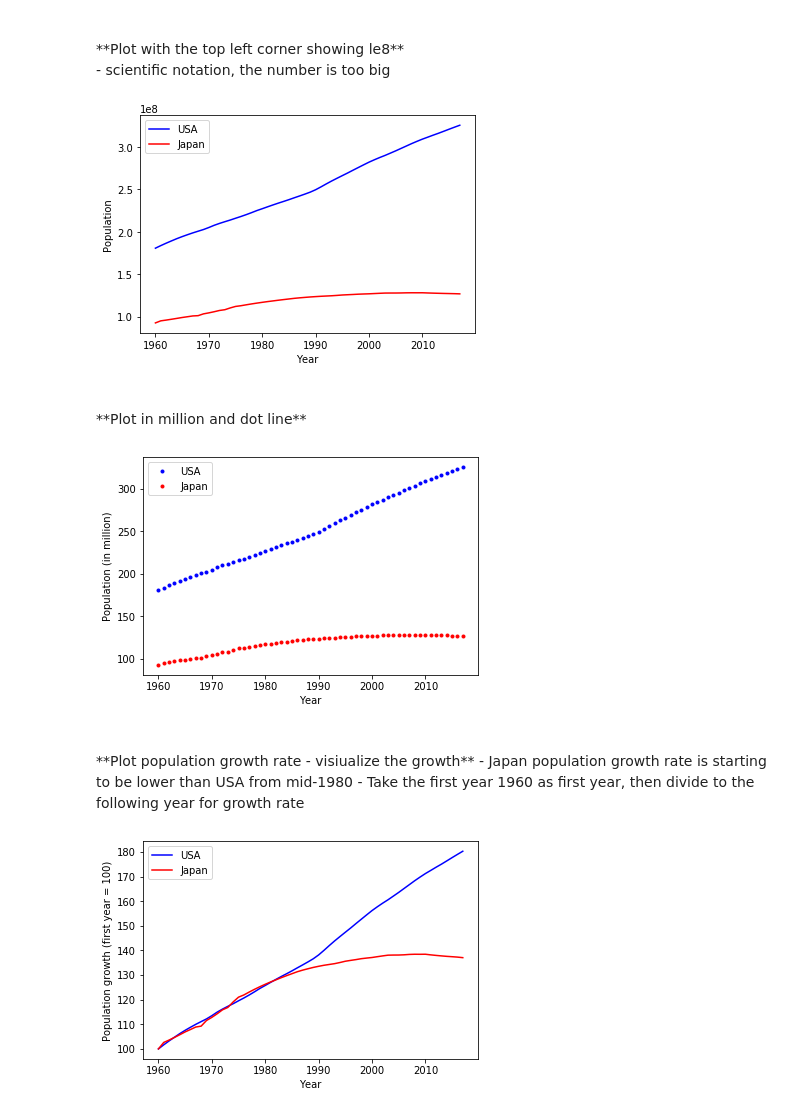
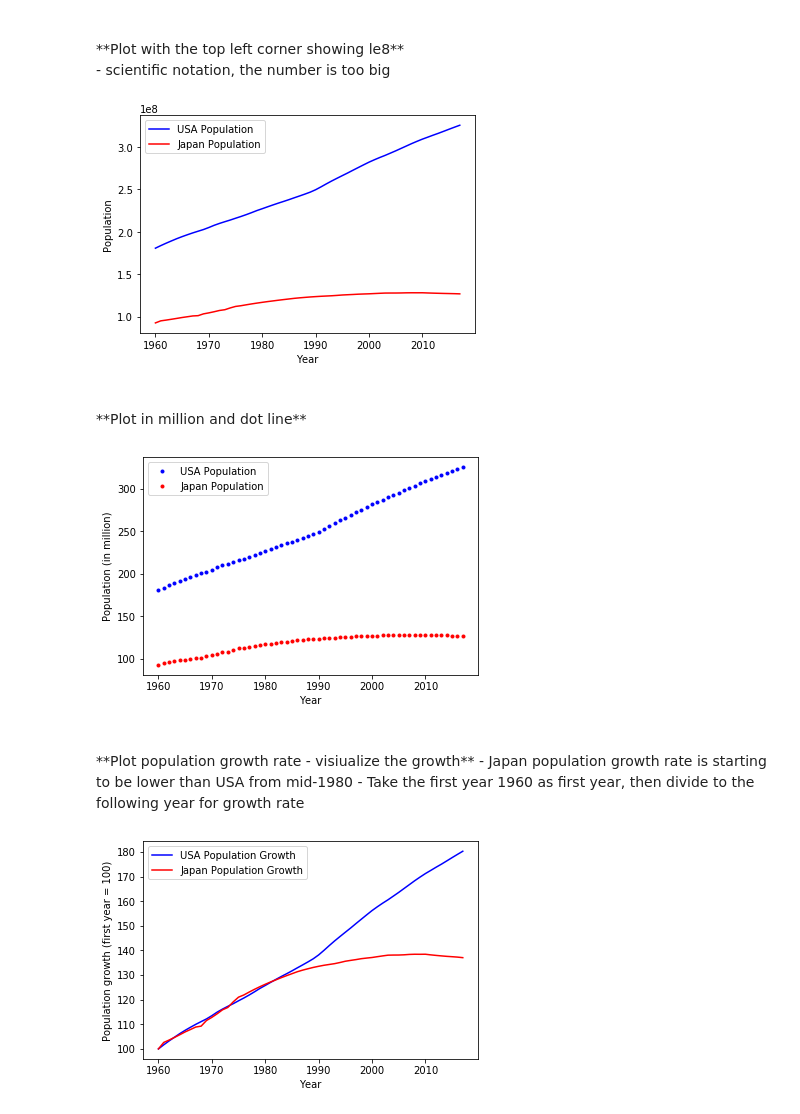
Before and after one commit to jasminjohnson/jasminjohnson.github.io, a Jupyter notebook: downloads/notebooks/DataVisualizationWithPython.ipynb, the cells around one changed output. Cells and saved outputs as stored; diff of their text form; code cells hidden in the pictures.

```diff
--- a/downloads/notebooks/DataVisualizationWithPython.ipynb
+++ b/downloads/notebooks/DataVisualizationWithPython.ipynb
@@ -80,24 +81,24 @@ japan = data[data.Country == 'Japan']
 # %%
 plt.plot(us.Year, us.Population, 'b')
 plt.plot(japan.Year, japan.Population, 'r')
-plt.legend(['USA', 'Japan'])
+plt.legend(['USA Population', 'Japan Population'])
 plt.xlabel('Year')
 plt.ylabel('Population')
 plt.show()
 # %% [output]
-[figure, old version]
+[figure, new version]
 # %% [markdown]
 <br>
 **Plot in million and dot line**
 # %%
 plt.plot(us.Year, us.Population / 10**6, 'b.')
 plt.plot(japan.Year, japan.Population / 10**6, 'r.')
-plt.legend(['USA', 'Japan'])
+plt.legend(['USA Population', 'Japan Population'])
 plt.xlabel('Year')
 plt.ylabel('Population (in million)')
 plt.show()
 # %% [output]
-[figure, old version]
+[figure, new version]
 # %% [markdown]
 <br>
 **Plot population growth rate - visiualize the growth**
@@ -106,9 +107,9 @@ plt.show()
 # %%
 plt.plot(us.Year, us.Population / us.Population.iloc[0] * 100, 'b')
 plt.plot(japan.Year, japan.Population / japan.Population.iloc[0] * 100, 'r')
-plt.legend(['USA', 'Japan'])
+plt.legend(['USA Population Growth', 'Japan Population Growth'])
 plt.xlabel('Year')
 plt.ylabel('Population growth (first year = 100)')
 plt.show()
 # %% [output]
-[figure, old version]
+[figure, new version]
```
Also changed, not shown: parts of 3 cells of this notebook, 3 other files.
